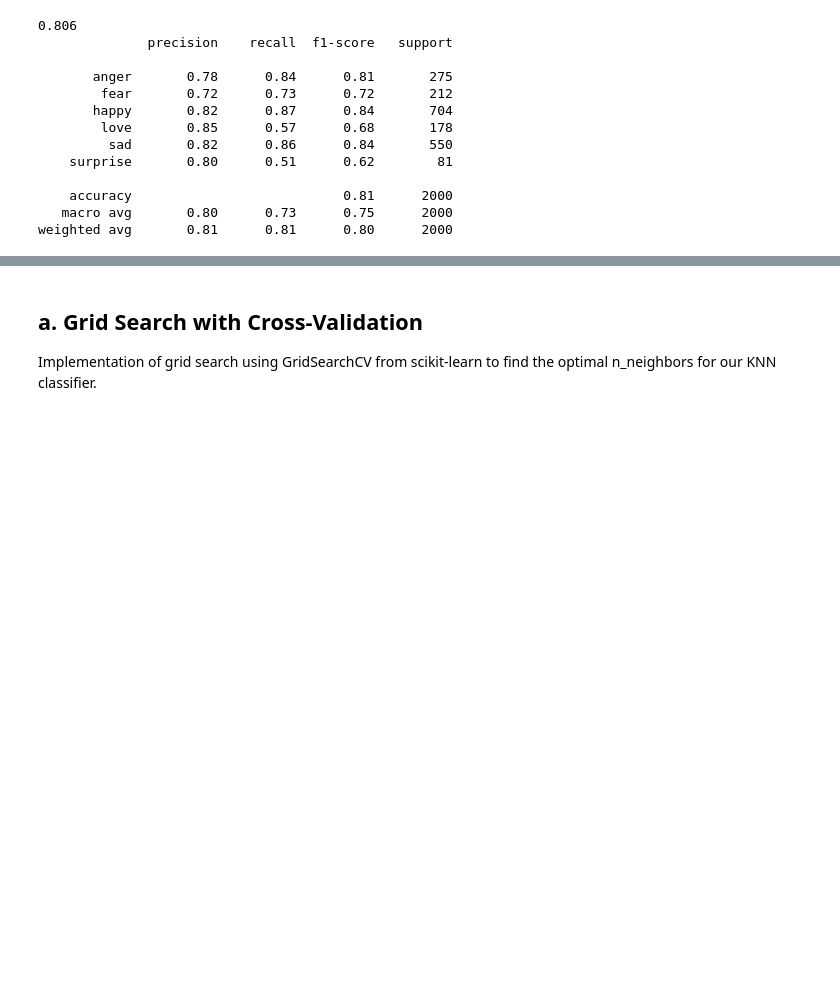
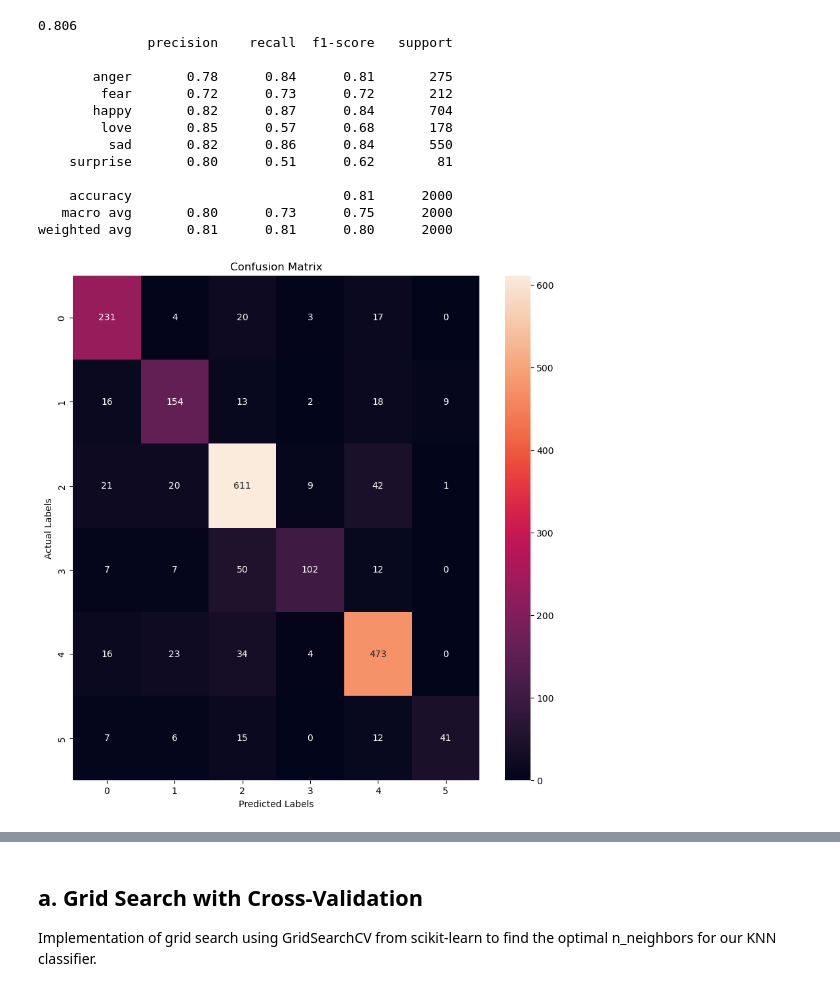
Before and after one commit to Chethana-16/Deep-Learning-project, a Jupyter notebook: EDA-DL.ipynb, the cells around one changed output, grey strips where cells are left out. Drawn from its saved outputs; the diff is of its cells as text; code cells hidden in the pictures; blank space fills up the shorter version.

Commit message:
Confusionmatrix for knn

```diff
--- a/EDA-DL.ipynb
+++ b/EDA-DL.ipynb
@@ -223,3 +223,20 @@ print(classification_report(y_validation, predictions))
     accuracy                           0.81      2000
    macro avg       0.80      0.73      0.75      2000
 weighted avg       0.81      0.81      0.80      2000
+# %%
+import matplotlib.pyplot as plt
+from sklearn.metrics import confusion_matrix
+import seaborn as sns
+
+# Assume y_validation is true labels and predictions is what your model predicted
+cm = confusion_matrix(y_validation, predictions)
+
+# Plotting the confusion matrix
+plt.figure(figsize=(10,10))
+sns.heatmap(cm, annot=True, fmt="d")
+plt.title("Confusion Matrix")
+plt.ylabel("Actual Labels")
+plt.xlabel("Predicted Labels")
+plt.show()
+# %% [output]
+[figure, added]
```
Also changed, not shown: parts of 4 cells of this notebook, 2 other files.
